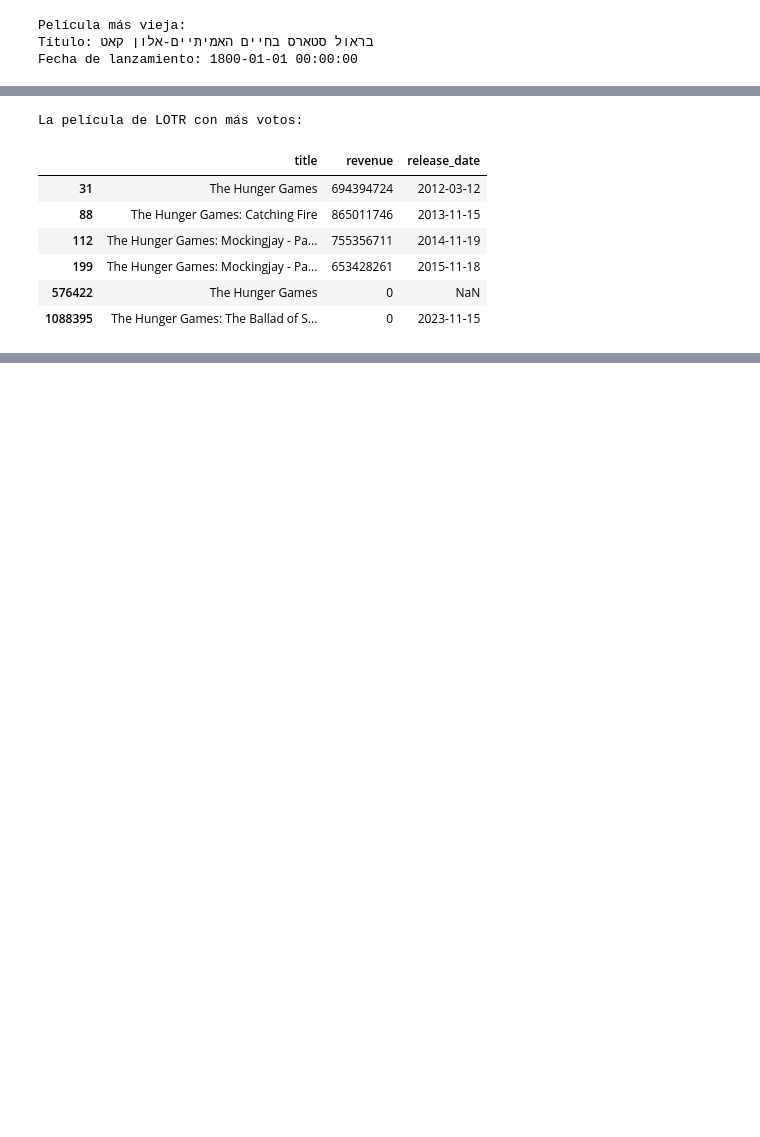
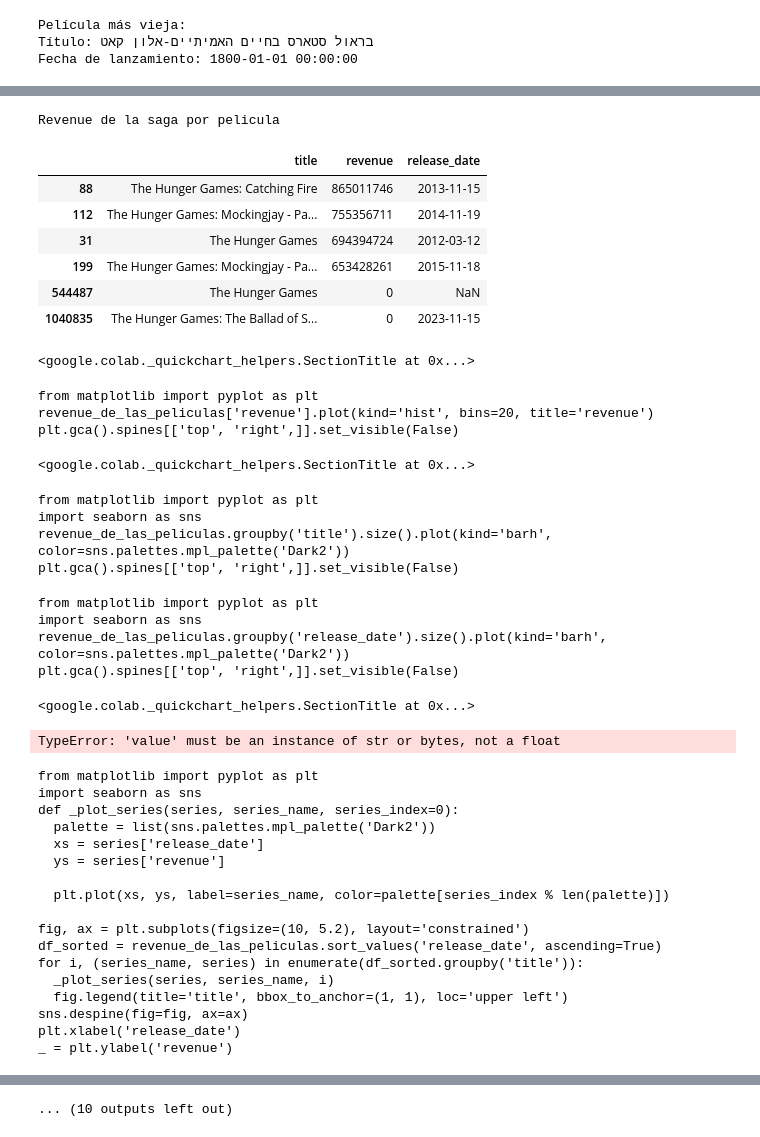
Before and after one commit to Christopher-Ramirez-S/An-lisis-de-datos, a Jupyter notebook: ProyectoFinal.ipynb, the cells around one changed output, grey strips where cells are left out. Cells and saved outputs as stored; diff of their text form; code cells hidden in the pictures; blank space fills up the shorter version.

```diff
--- a/ProyectoFinal.ipynb
+++ b/ProyectoFinal.ipynb
@@ -73,18 +75,51 @@ filtered_data
 # %%
-
 
 juegos_del_hambre =['The Hunger Games','The Hunger Games: Catching Fire','The Hunger Games: Mockingjay - Part 1', 'The Hunger Games: Mockingjay - Part 2','The Hunger Games: The Ballad of Songbirds & Snakes']
 
-pelicula_mejor_revenue = df[df['title'].isin(juegos_del_hambre)][['title', 'revenue', 'release_date']].loc[df[df['title'].isin(juegos_del_hambre)]['revenue'].notnull()]
-print("La película de LOTR con más votos:")
+revenue_de_las_peliculas = df[df['title'].isin(juegos_del_hambre)][['title', 'revenue', 'release_date']].loc[df[df['title'].isin(juegos_del_hambre)]['revenue'].notnull()]
+print("Revenue de la saga por pelicula")
 
-pelicula_mejor_revenue
+revenue_de_las_peliculas = revenue_de_las_peliculas.sort_values('revenue', ascending=False) # Changed pelicula_con_mejor_revenue to revenue_de_las_peliculas
+
+revenue_de_las_peliculas
 # %% [output]
-La película de LOTR con más votos:
+Revenue de la saga por pelicula
 |  | title | revenue | release_date |
-| 31 | The Hunger Games | 694394724 | 2012-03-12 |
 | 88 | The Hunger Games: Catching Fire | 865011746 | 2013-11-15 |
 | 112 | The Hunger Games: Mockingjay - Pa... | 755356711 | 2014-11-19 |
+| 31 | The Hunger Games | 694394724 | 2012-03-12 |
 | 199 | The Hunger Games: Mockingjay - Pa... | 653428261 | 2015-11-18 |
-| 576422 | The Hunger Games | 0 | NaN |
-| 1088395 | The Hunger Games: The Ballad of S... | 0 | 2023-11-15 |
+| 544487 | The Hunger Games | 0 | NaN |
+| 1040835 | The Hunger Games: The Ballad of S... | 0 | 2023-11-15 |
+<google.colab._quickchart_helpers.SectionTitle at 0x...>
+from matplotlib import pyplot as plt
+revenue_de_las_peliculas['revenue'].plot(kind='hist', bins=20, title='revenue')
+plt.gca().spines[['top', 'right',]].set_visible(False)
+<google.colab._quickchart_helpers.SectionTitle at 0x...>
+from matplotlib import pyplot as plt
+import seaborn as sns
+revenue_de_las_peliculas.groupby('title').size().plot(kind='barh', color=sns.palettes.mpl_palette('Dark2'))
+plt.gca().spines[['top', 'right',]].set_visible(False)
+from matplotlib import pyplot as plt
+import seaborn as sns
+revenue_de_las_peliculas.groupby('release_date').size().plot(kind='barh', color=sns.palettes.mpl_palette('Dark2'))
+plt.gca().spines[['top', 'right',]].set_visible(False)
+<google.colab._quickchart_helpers.SectionTitle at 0x...>
+TypeError: 'value' must be an instance of str or bytes, not a float
+from matplotlib import pyplot as plt
+import seaborn as sns
+def _plot_series(series, series_name, series_index=0):
+  palette = list(sns.palettes.mpl_palette('Dark2'))
+  xs = series['release_date']
+  ys = series['revenue']
+
+  plt.plot(xs, ys, label=series_name, color=palette[series_index % len(palette)])
+
+fig, ax = plt.subplots(figsize=(10, 5.2), layout='constrained')
+df_sorted = revenue_de_las_peliculas.sort_values('release_date', ascending=True)
+for i, (series_name, series) in enumerate(df_sorted.groupby('title')):
+  _plot_series(series, series_name, i)
+  fig.legend(title='title', bbox_to_anchor=(1, 1), loc='upper left')
+sns.despine(fig=fig, ax=ax)
+plt.xlabel('release_date')
+_ = plt.ylabel('revenue')
@@ -91,3 +160,4 @@ La película de LOTR con más votos:
+... (10 outputs left out)
 # %%
 juegos_del_hambre =['The Hunger Games','The Hunger Games: Catching Fire','The Hunger Games: Mockingjay - Part 1', 'The Hunger Games: Mockingjay - Part 2','The Hunger Games: The Ballad of Songbirds & Snakes']
 
```
Also changed, not shown: parts of 8 cells of this notebook.
